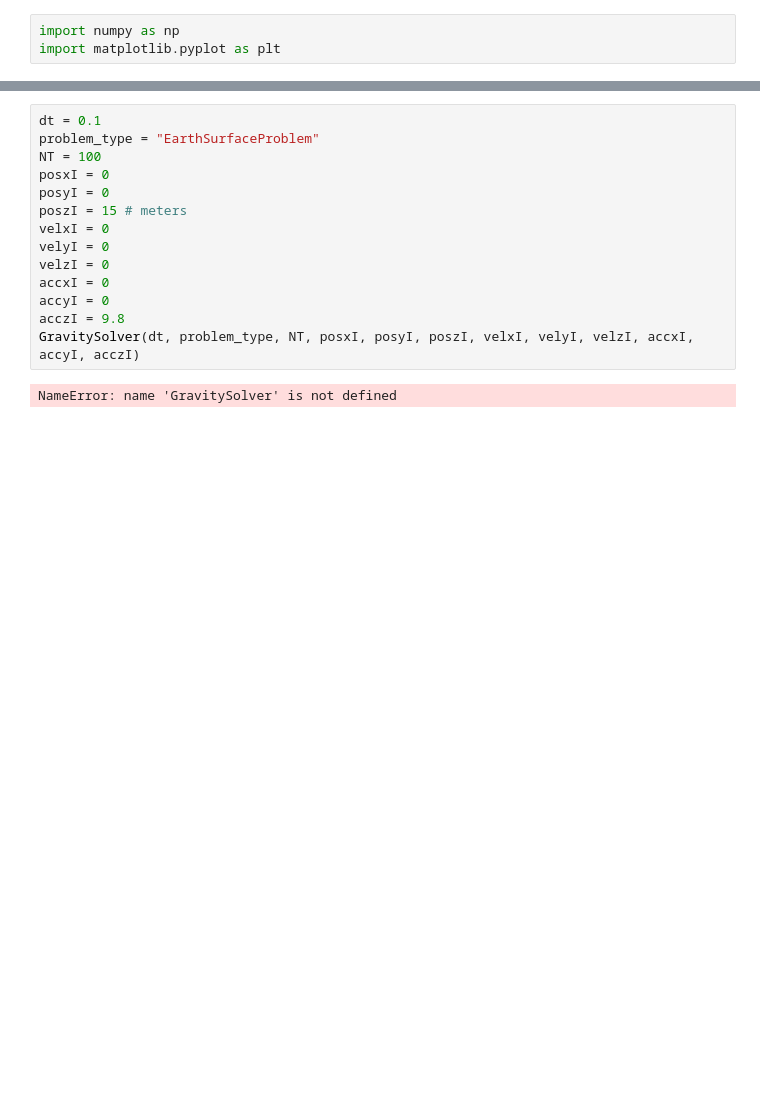
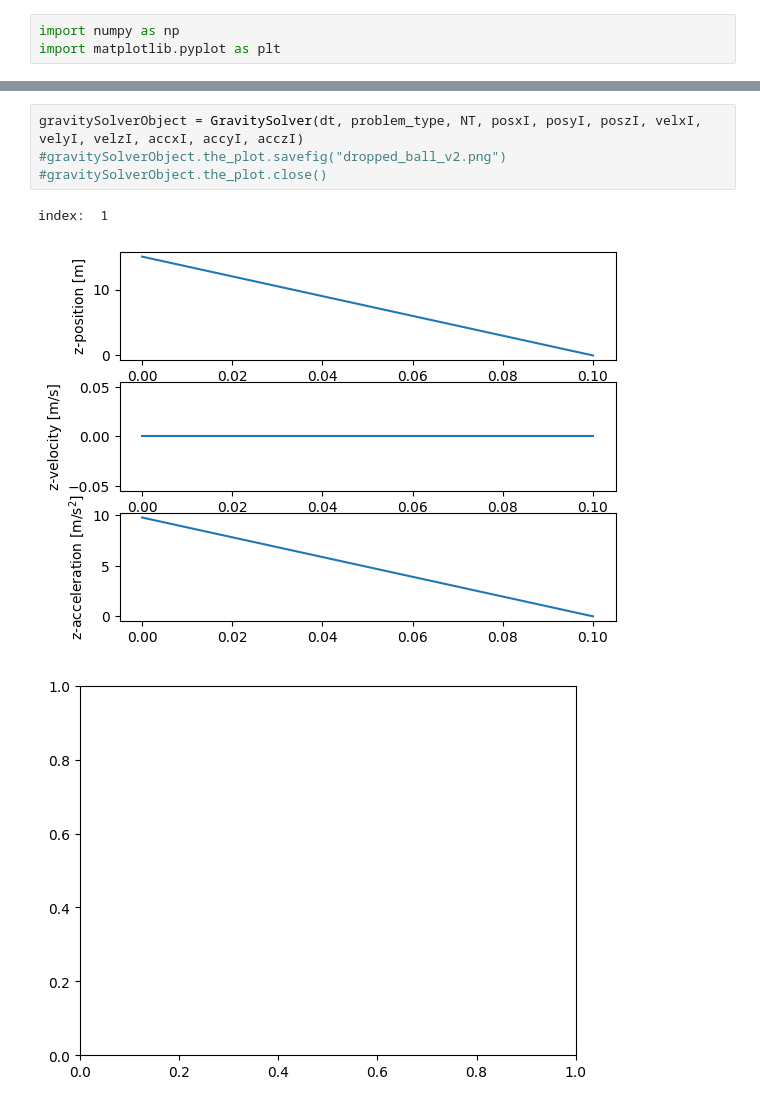
Before and after one commit to ryanjsfx2424/MyFirstRepository, a Jupyter notebook: dropped_ball_v2.ipynb, the cells around one changed output, grey strips where cells are left out. Cells and saved outputs as stored; diff of their text form; blank space fills up the shorter version.

Commit message:
updated dropped ball v2

```diff
--- a/dropped_ball_v2.ipynb
+++ b/dropped_ball_v2.ipynb
@@ -135,16 +156,8 @@ class GravitySolver:
 # %%
-dt = 0.1
-problem_type = "EarthSurfaceProblem"
-NT = 100
-posxI = 0
-posyI = 0
-poszI = 15 # meters
-velxI = 0
-velyI = 0
-velzI = 0
-accxI = 0
-accyI = 0
-acczI = 9.8
-GravitySolver(dt, problem_type, NT, posxI, posyI, poszI, velxI, velyI, velzI, accxI, accyI, acczI)
+gravitySolverObject = GravitySolver(dt, problem_type, NT, posxI, posyI, poszI, velxI, velyI, velzI, accxI, accyI, acczI)
+#gravitySolverObject.the_plot.savefig("dropped_ball_v2.png")
+#gravitySolverObject.the_plot.close()
 # %% [output]
-NameError: name 'GravitySolver' is not defined
+index:  1
+[figure, added]
+[figure, added]
```
Also changed, not shown: parts of 2 cells of this notebook.
